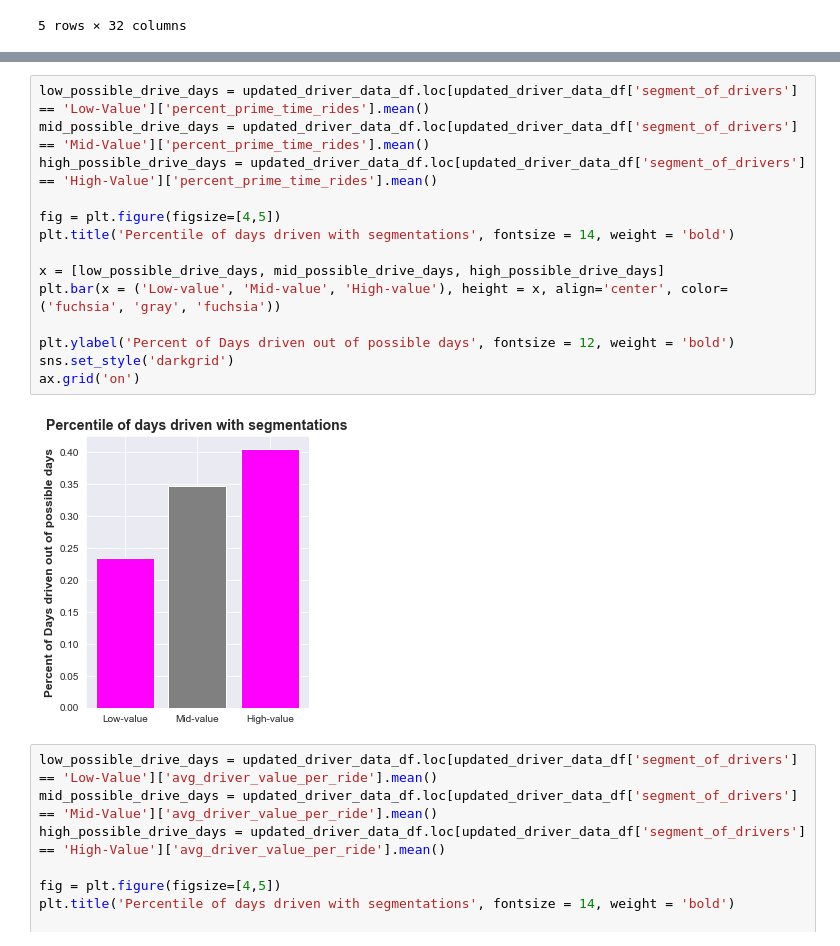
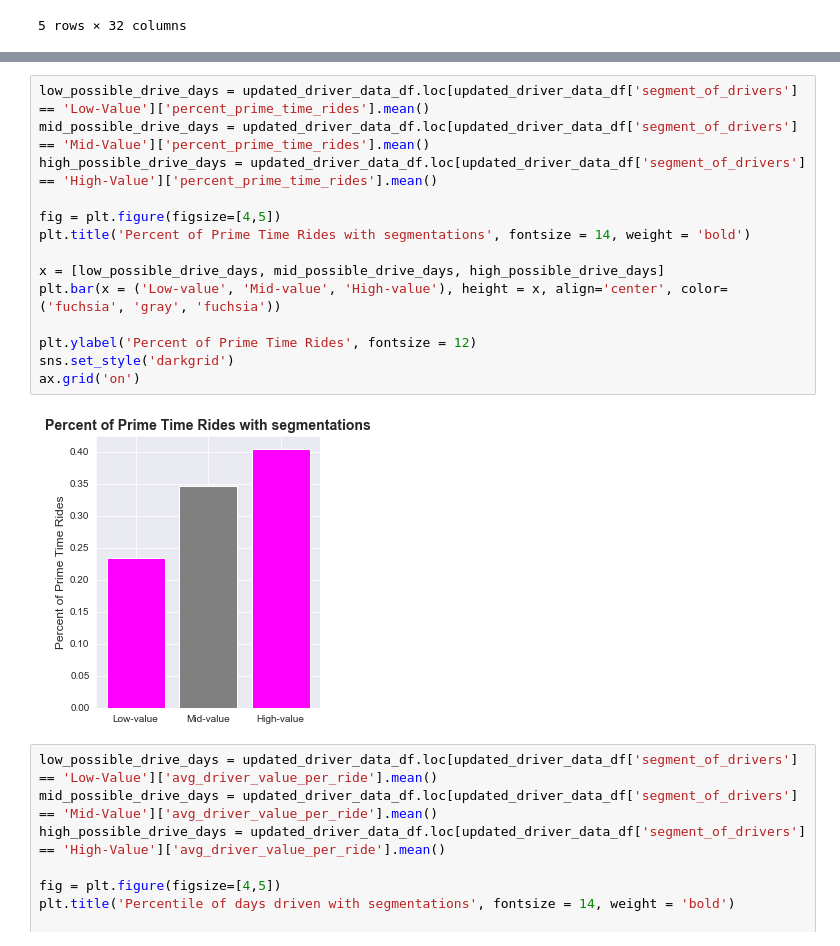
Before and after one commit to AugmentedMode/Lyft-Data-Challenge, a Jupyter notebook: Lyft-Analysis.ipynb, the cells around one changed output, grey strips where cells are left out. Cells and saved outputs as stored; diff of their text form.

```diff
--- a/Lyft-Analysis.ipynb
+++ b/Lyft-Analysis.ipynb
@@ -805,19 +805,19 @@ ax.grid('on')
 # %%
 low_possible_drive_days = updated_driver_data_df.loc[updated_driver_data_df['segment_of_drivers'] == 'Low-Value']['percent_prime_time_rides'].mean()
 mid_possible_drive_days = updated_driver_data_df.loc[updated_driver_data_df['segment_of_drivers'] == 'Mid-Value']['percent_prime_time_rides'].mean()
 high_possible_drive_days = updated_driver_data_df.loc[updated_driver_data_df['segment_of_drivers'] == 'High-Value']['percent_prime_time_rides'].mean()
 
 fig = plt.figure(figsize=[4,5])
-plt.title('Percentile of days driven with segmentations', fontsize = 14, weight = 'bold')
+plt.title('Percent of Prime Time Rides with segmentations', fontsize = 14, weight = 'bold')
 
 x = [low_possible_drive_days, mid_possible_drive_days, high_possible_drive_days]
 plt.bar(x = ('Low-value', 'Mid-value', 'High-value'), height = x, align='center', color=('fuchsia', 'gray', 'fuchsia'))
 
-plt.ylabel('Percent of Days driven out of possible days', fontsize = 12, weight = 'bold')
+plt.ylabel('Percent of Prime Time Rides', fontsize = 12)
 sns.set_style('darkgrid')
 ax.grid('on')
 # %% [output]
-[figure, old version]
+[figure, new version]
 # %%
 low_possible_drive_days = updated_driver_data_df.loc[updated_driver_data_df['segment_of_drivers'] == 'Low-Value']['avg_driver_value_per_ride'].mean()
 mid_possible_drive_days = updated_driver_data_df.loc[updated_driver_data_df['segment_of_drivers'] == 'Mid-Value']['avg_driver_value_per_ride'].mean()
```
Also changed, not shown: parts of 32 cells of this notebook.
